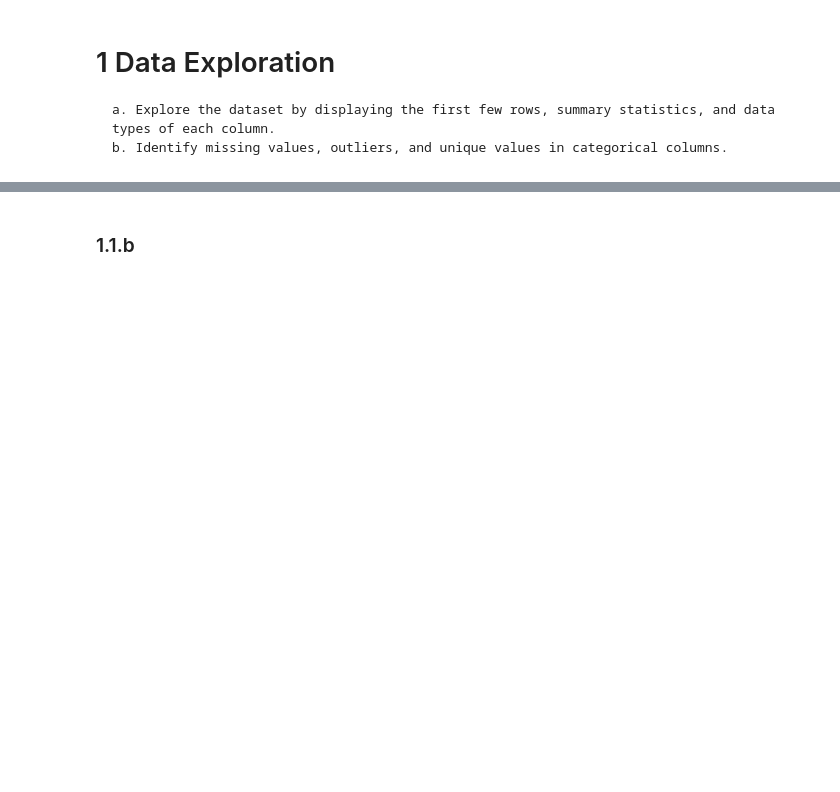
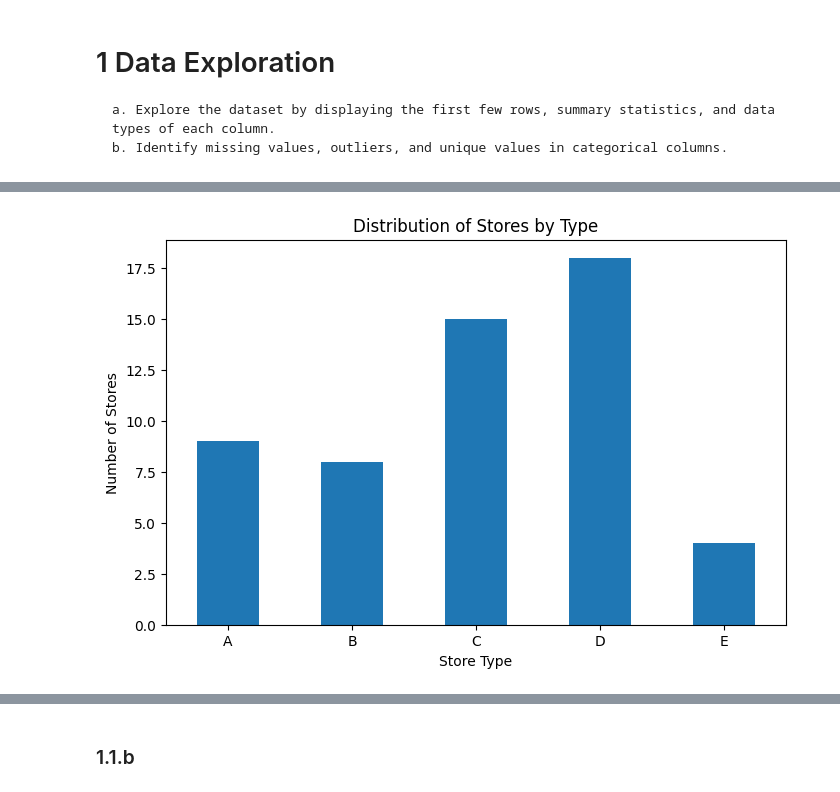
Before and after one commit to SaraSopr/DataPoweredSoftware, a Jupyter notebook: Assignment1.ipynb, the cells around one changed output, grey strips where cells are left out. Cells and saved outputs as stored; diff of their text form; code cells hidden in the pictures; blank space fills up the shorter version.

```diff
--- a/Assignment1.ipynb
+++ b/Assignment1.ipynb
@@ -7,0 +172,13 @@
+# %%
+stores = pd.read_csv(DATA_DIR / "stores.csv",
+                          names=["store_nbr", "city", "state", "type", "cluster" ],
+                          header=0)
+
+print("=== Head: ===")
+print(stores.head())
+
+print("=== Info: ===")
+print(stores.info())
+
+print("=== Description: ===")
+print(stores.describe())
@@ -7,0 +203,15 @@
+# %%
+import matplotlib.pyplot as plt
+
+store_counts = stores['type'].value_counts().sort_index()
+
+# Bar plot
+plt.figure(figsize=(8,5))
+store_counts.plot(kind='bar')
+plt.title("Distribution of Stores by Type")
+plt.xlabel("Store Type")
+plt.ylabel("Number of Stores")
+plt.xticks(rotation=0)
+plt.show()
+# %% [output]
+[figure, added]
```
Also changed, not shown: parts of 25 cells of this notebook.
